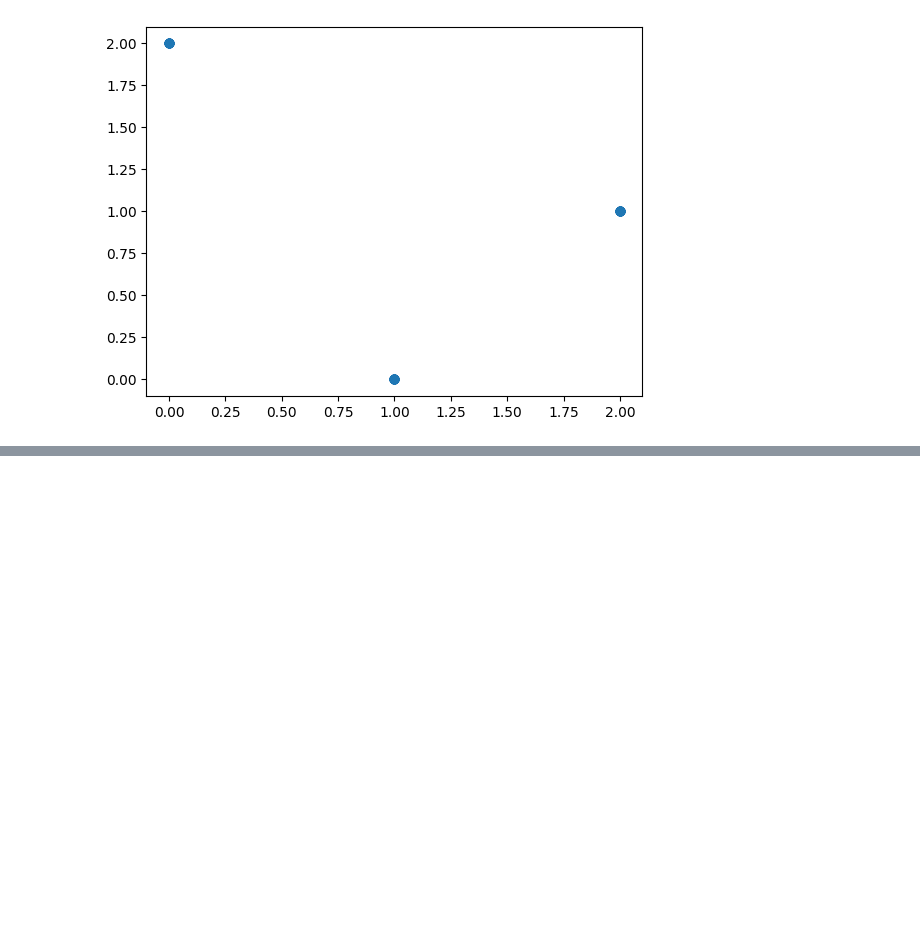
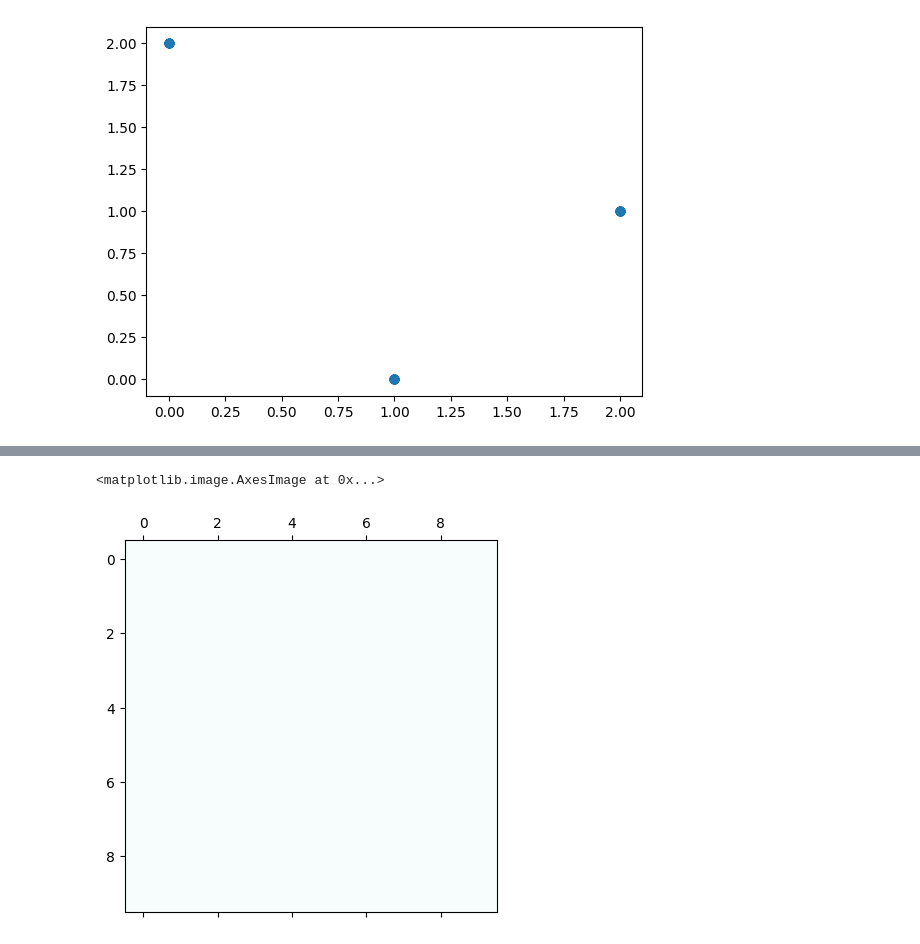
Before and after one commit to jtpotato/simc-2024, a Jupyter notebook: demo-monday.ipynb, the cells around one changed output, grey strips where cells are left out. Cells and saved outputs as stored; diff of their text form; code cells hidden in the pictures; blank space fills up the shorter version.

```diff
--- a/demo-monday.ipynb
+++ b/demo-monday.ipynb
@@ -31,0 +63,5 @@ plt.scatter(output_labels, cheating_pattern_1)
+# %%
+plt.matshow(np.zeros((10, 10)), cmap="BuPu")
+# %% [output]
+<matplotlib.image.AxesImage at 0x...>
+[figure, added]
```
Also changed, not shown: parts of 3 cells of this notebook.
